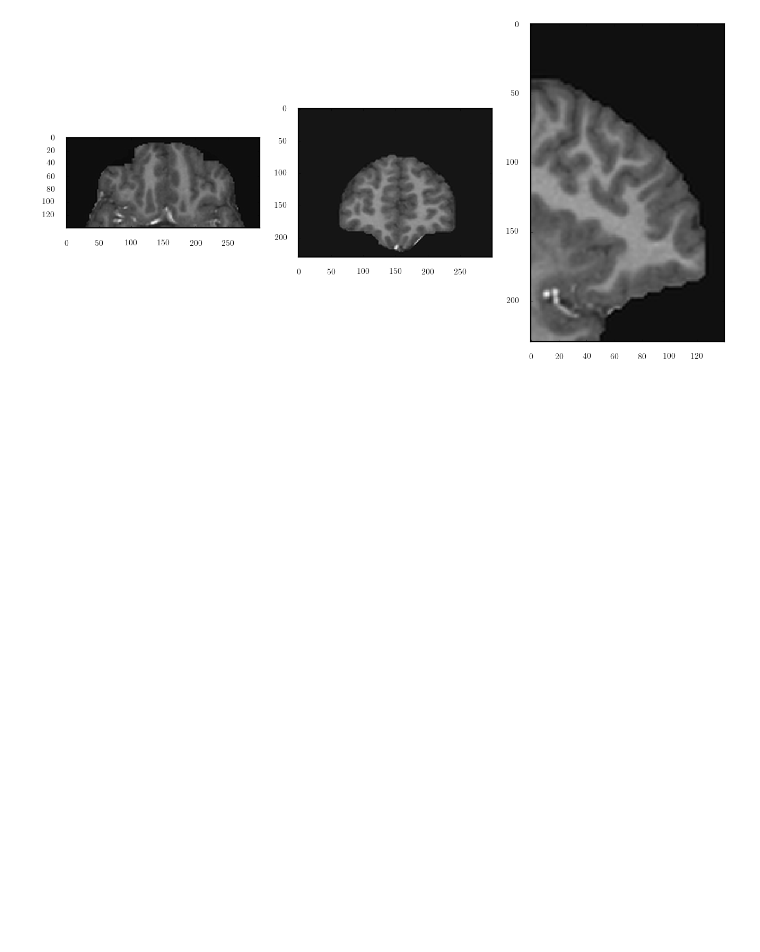
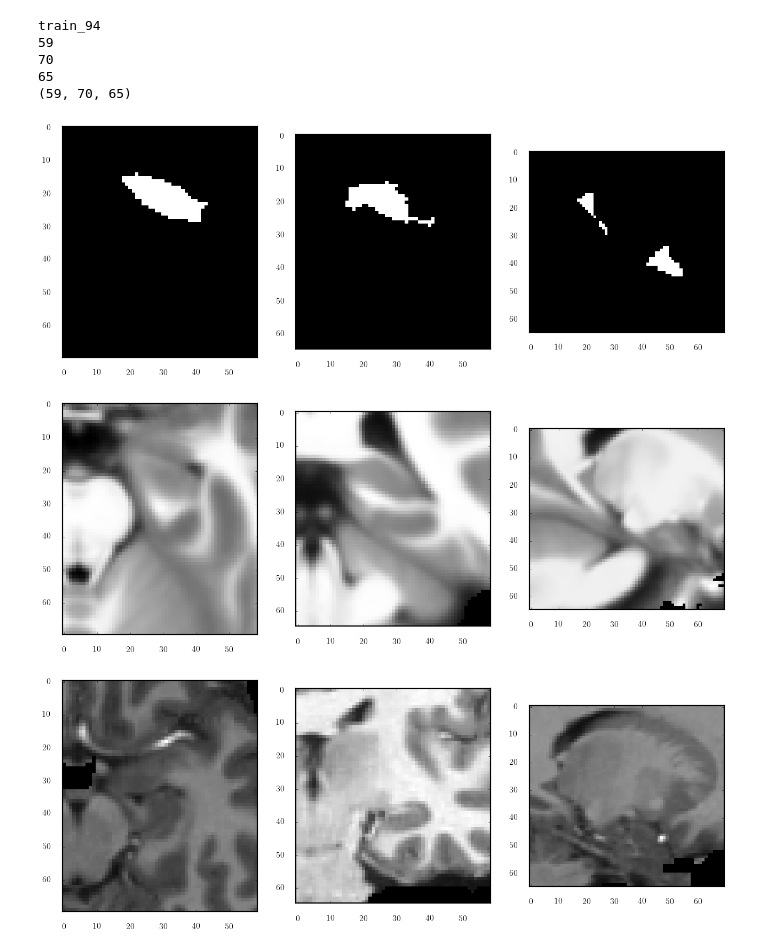
Before and after one commit to Enucatl/machine-learning-healthy-brains, a Jupyter notebook: local_postprocessing/atlas.ipynb, the cells around one changed output. Saved outputs shown, nothing was run; the diff lists cells and outputs as text; code cells hidden in the pictures; blank space fills up the shorter version.

```diff
--- a/local_postprocessing/atlas.ipynb
+++ b/local_postprocessing/atlas.ipynb
@@ -67,0 +110,15 @@ FileNotFoundError: No such file: '../data/IIT_GM_Desikan_atlas.nii.gz'
+# %%
+desikan_label_ids = {
+    # "left_thalamus": 10,
+    # "right_thalamus": 49,
+    # "left_caudate": 11,
+    # "right_caudate": 50,
+    # "left_putamen": 12,
+    # "right_putamen": 51,
+    # "left_pallidum": 13,
+    # "right_pallidum": 52,
+    "left_hippocampus": 17,
+    # "right_hippocampus": 53,
+    # "left_amygdala": 18,
+    # "right_amygdala": 54,
+}
@@ -68,15 +177,18 @@ FileNotFoundError: No such file: '../data/IIT_GM_Desikan_atlas.nii.gz'
 # %%
-def show_interpolated(path, x, y, z):
-    img = nb.load(path).get_data()[10:160, 120:190, 45:160, 0]
-    plot_three(scipy.ndimage.interpolation.zoom(img, 2), x, y, z)
-
-path = widgets.Text("../data/set_train/train_1.nii")
+path = widgets.Text("../data/set_train/train_94.nii")
 interact(
-    show_interpolated,
-    path=path,
-    x=widgets.IntSlider(min=0, max=shape[0] - 1, step=1, value=shape[0] // 2),
-    y=widgets.IntSlider(min=0, max=shape[1] - 1, step=1, value=shape[1] // 2),
-    z=widgets.IntSlider(min=0, max=shape[2] - 1, step=1, value=shape[2] // 2),
+    show_alignment,
+    input_file=path,
+    i=widgets.IntSlider(min=0, max=50, step=1, value=20),
+    j=widgets.IntSlider(min=0, max=50, step=1, value=20),
+    k=widgets.IntSlider(min=0, max=50, step=1, value=20),
 );
 # %% [output]
+train_94
+59
+70
+65
+(59, 70, 65)
-[figure, old version]
+[figure, new version]
+[figure, added]
+[figure, added]
```
Also changed, not shown: parts of 3 cells of this notebook, 2 other files.
